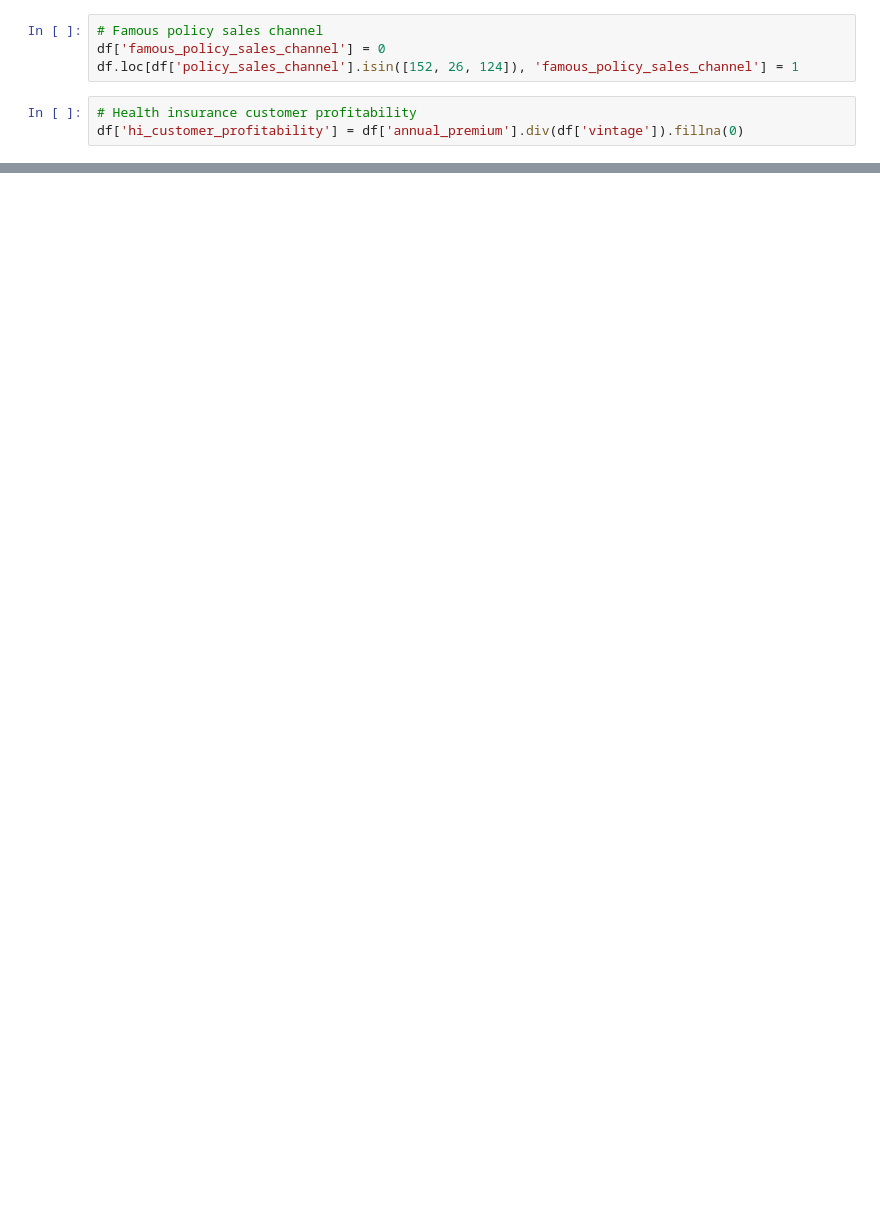
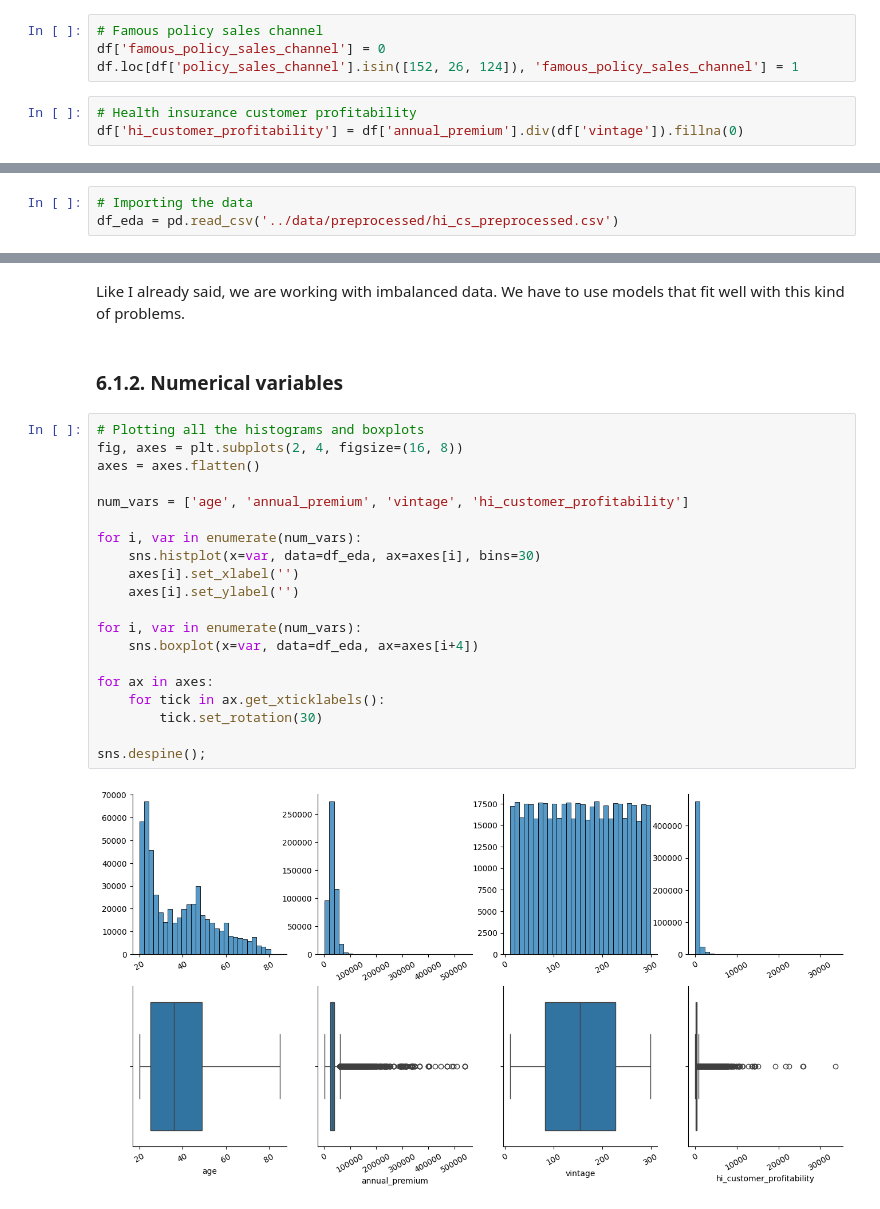
Before and after one commit to Emersonmiady/health-insurance-cross-sell, a Jupyter notebook: src/hi_cs_analysis.ipynb, the cells around one changed output, grey strips where cells are left out. Drawn from its saved outputs; the diff is of its cells as text; blank space fills up the shorter version.

```diff
--- a/src/hi_cs_analysis.ipynb
+++ b/src/hi_cs_analysis.ipynb
@@ -484,0 +566,3 @@ df['hi_customer_profitability'] = df['annual_premium'].div(df['vintage']).fillna
+# %%
+# Importing the data
+df_eda = pd.read_csv('../data/preprocessed/hi_cs_preprocessed.csv')
@@ -484,0 +584,26 @@ df['hi_customer_profitability'] = df['annual_premium'].div(df['vintage']).fillna
+# %% [markdown]
+Like I already said, we are working with imbalanced data. We have to use models that fit well with this kind of problems.
+# %% [markdown]
+### 6.1.2. Numerical variables
+# %%
+# Plotting all the histograms and boxplots
+fig, axes = plt.subplots(2, 4, figsize=(16, 8))
+axes = axes.flatten()
+
+num_vars = ['age', 'annual_premium', 'vintage', 'hi_customer_profitability']
+
+for i, var in enumerate(num_vars):
+    sns.histplot(x=var, data=df_eda, ax=axes[i], bins=30)
+    axes[i].set_xlabel('')
+    axes[i].set_ylabel('')
+
+for i, var in enumerate(num_vars):
+    sns.boxplot(x=var, data=df_eda, ax=axes[i+4])
+
+for ax in axes:
+    for tick in ax.get_xticklabels():
+        tick.set_rotation(30)
+
+sns.despine();
+# %% [output]
+[figure, added]
```
Also changed, not shown: parts of 24 cells of this notebook, 1 other file.
